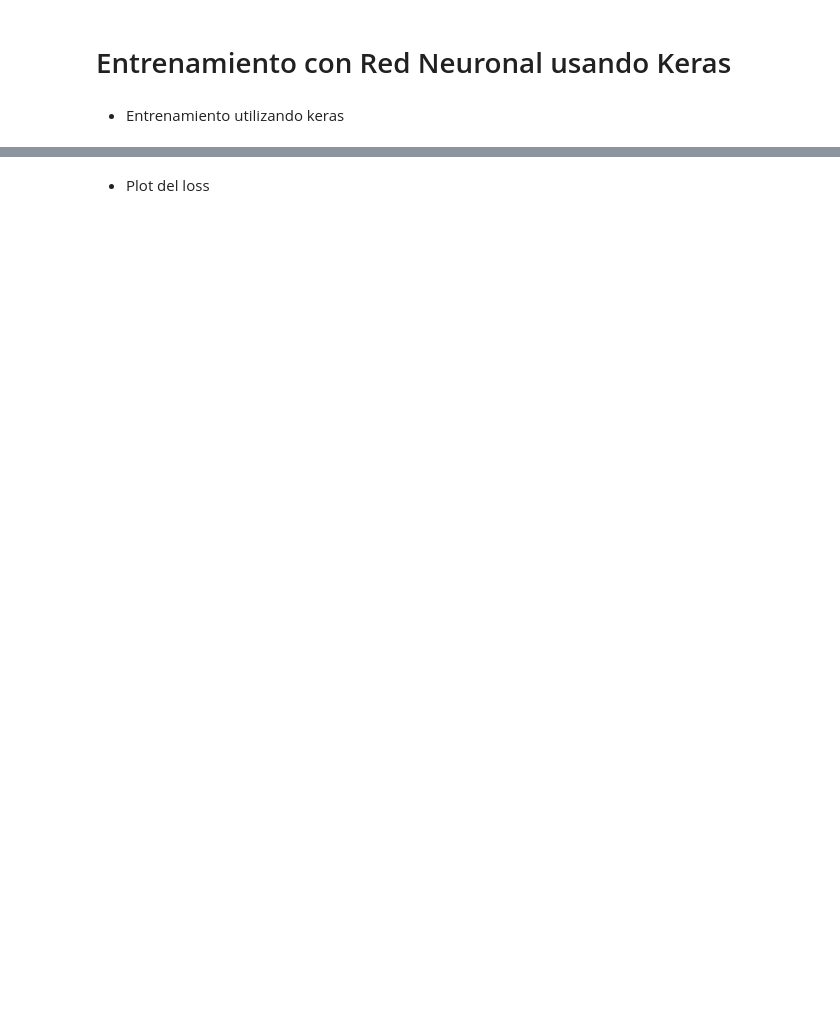
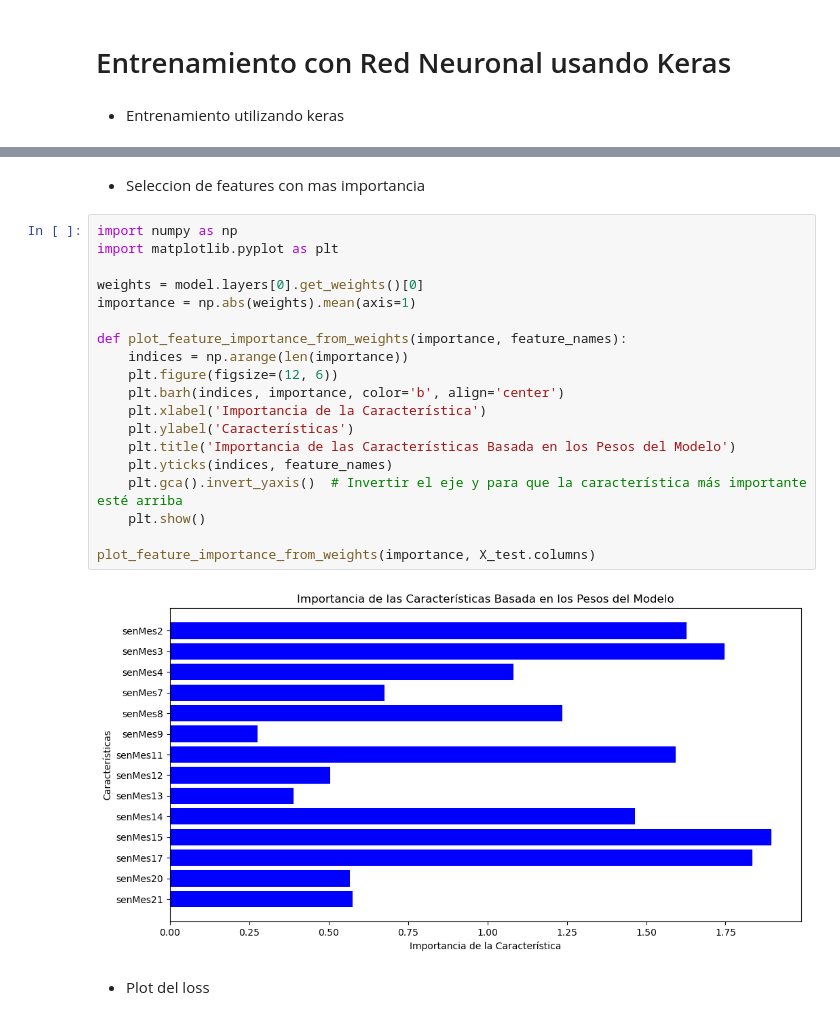
Before and after one commit to esauresndiz/NASA-Turbofan-Jet-Engine, a Jupyter notebook: Modelado ML supervisado.ipynb, the cells around one changed output, grey strips where cells are left out. Drawn from its saved outputs; the diff is of its cells as text; blank space fills up the shorter version.

```diff
--- a/Modelado ML supervisado.ipynb
+++ b/Modelado ML supervisado.ipynb
@@ -376,2 +487,25 @@ Feature names seen at fit time, yet now missing:
+# %% [markdown]
+* Seleccion de features con mas importancia
+# %%
+import numpy as np
+import matplotlib.pyplot as plt
+
+weights = model.layers[0].get_weights()[0]
+importance = np.abs(weights).mean(axis=1)
+
+def plot_feature_importance_from_weights(importance, feature_names):
+    indices = np.arange(len(importance))
+    plt.figure(figsize=(12, 6))
+    plt.barh(indices, importance, color='b', align='center')
+    plt.xlabel('Importancia de la Característica')
+    plt.ylabel('Características')
+    plt.title('Importancia de las Características Basada en los Pesos del Modelo')
+    plt.yticks(indices, feature_names)
+    plt.gca().invert_yaxis()  # Invertir el eje y para que la característica más importante esté arriba
+    plt.show()
+
+plot_feature_importance_from_weights(importance, X_test.columns)
+# %% [output]
+[figure, added]
 # %% [markdown]
 * Plot del loss
```
Also changed, not shown: parts of 9 cells of this notebook.
